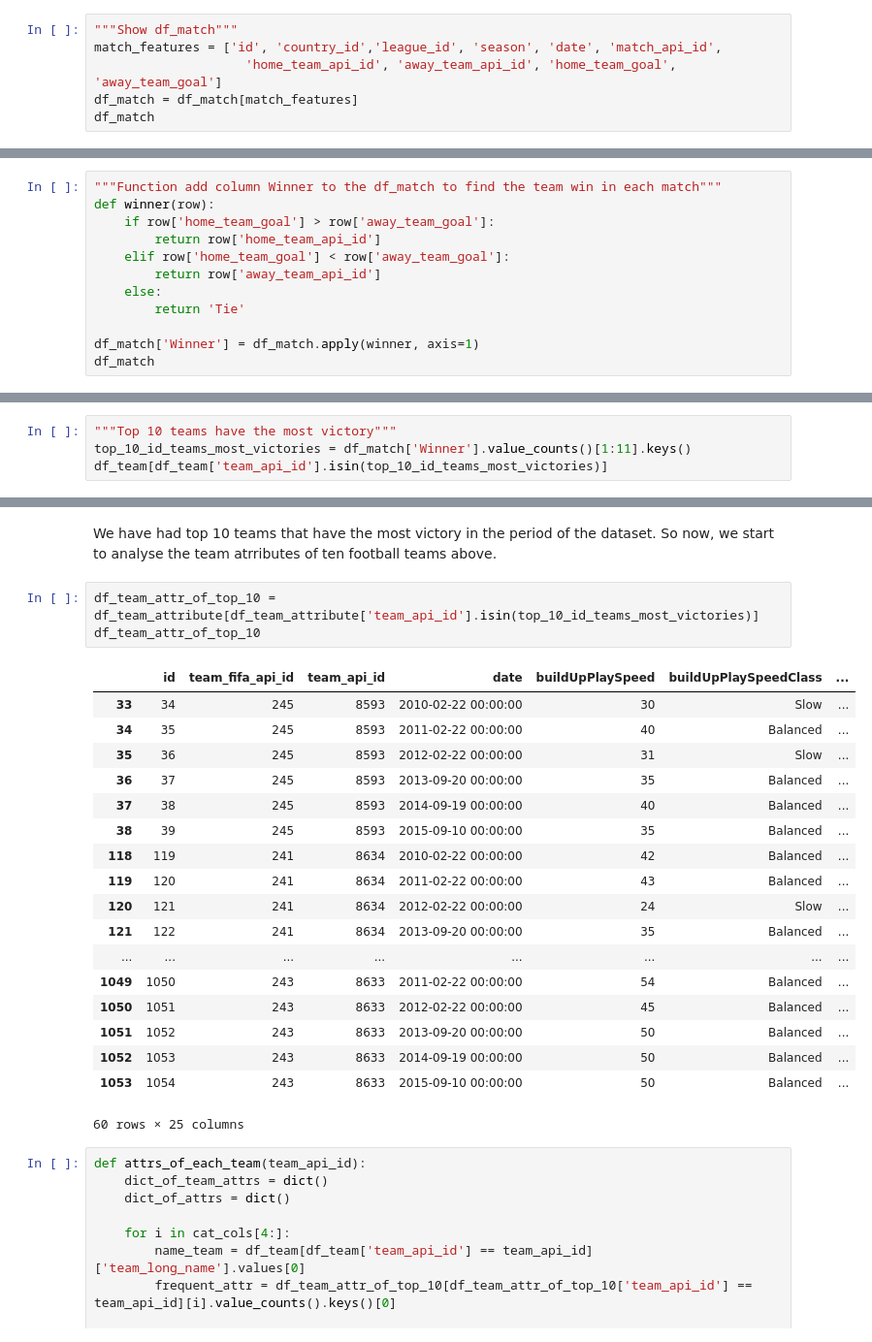
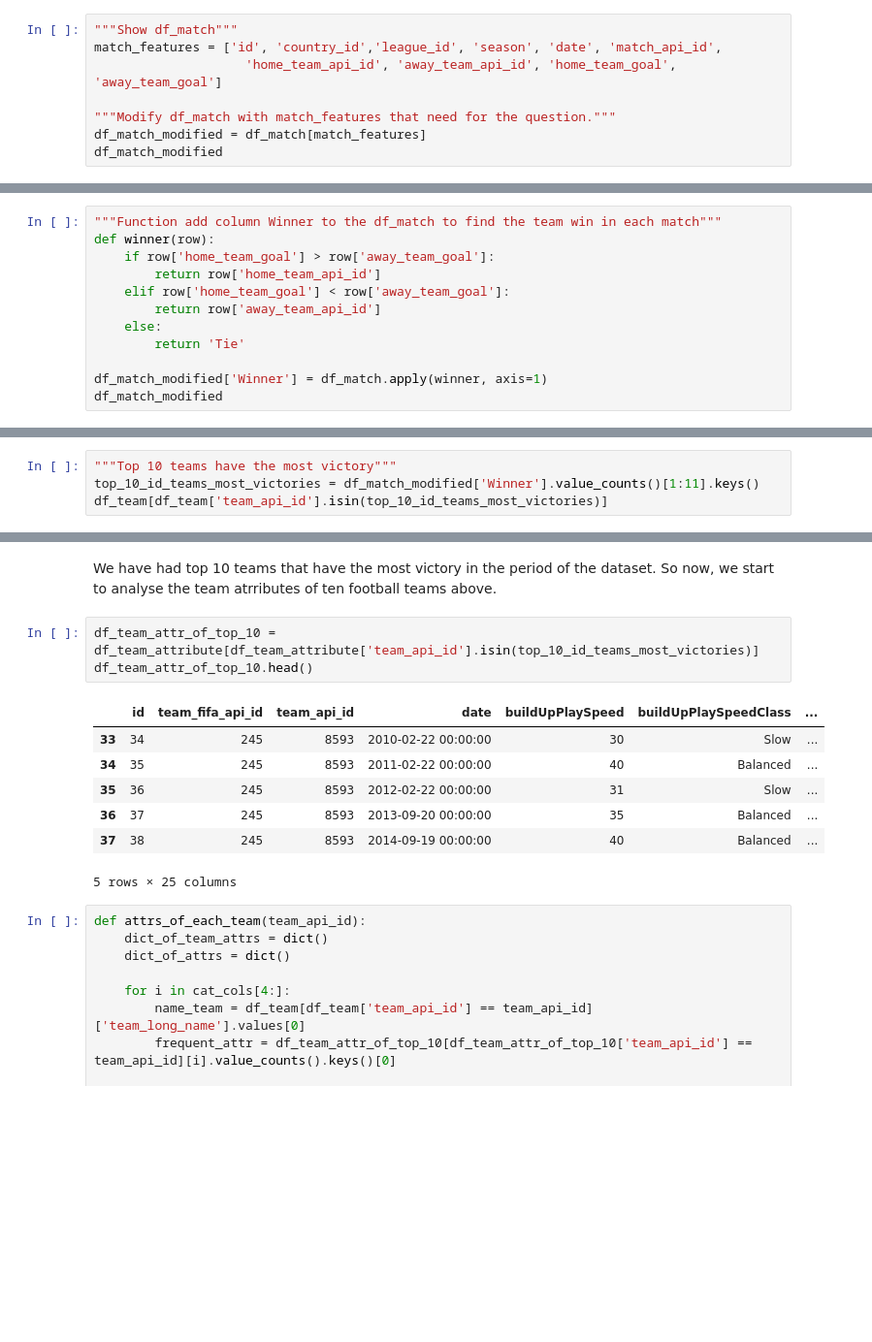
Before and after one commit to hieuhuynhcao/DSProgramming_Final, a Jupyter notebook: analyze.ipynb, the cells around one changed output, grey strips where cells are left out. Shown: that part at 97% size. Drawn from its saved outputs; the diff is of its cells as text; blank space fills up the shorter version.

Commit message:
update table of content and fix bugs

```diff
--- a/analyze.ipynb
+++ b/analyze.ipynb
@@ -821,8 +812,10 @@ Therefore, now, we find top 10 football teams that have the top win match and an
 """Show df_match"""
 match_features = ['id', 'country_id','league_id', 'season', 'date', 'match_api_id',
                     'home_team_api_id', 'away_team_api_id', 'home_team_goal', 'away_team_goal']
-df_match = df_match[match_features]
-df_match
+
+"""Modify df_match with match_features that need for the question."""
+df_match_modified = df_match[match_features]
+df_match_modified
 # %% [output]
 |  | id | country_id | league_id | season | date | match_api_id | home_team_api_id | away_team_api_id | ... |
 | 0 | 1 | 1 | 1 | 2008/2009 | 2008-08-17 00:00:00 | 492473 | 9987 | 9993 | ... |
@@ -847,6 +840,6 @@ def winner(row):
     else:
         return 'Tie'
 
-df_match['Winner'] = df_match.apply(winner, axis=1)
-df_match
+df_match_modified['Winner'] = df_match.apply(winner, axis=1)
+df_match_modified
 # %% [output]
@@ -866,6 +864,6 @@ df_match
 # %%
 """Top 10 teams have the most victory"""
-top_10_id_teams_most_victories = df_match['Winner'].value_counts()[1:11].keys()
+top_10_id_teams_most_victories = df_match_modified['Winner'].value_counts()[1:11].keys()
 df_team[df_team['team_api_id'].isin(top_10_id_teams_most_victories)]
 # %% [output]
 |  | id | team_api_id | team_fifa_api_id | team_long_name | team_short_name |
@@ -884,26 +882,15 @@ We have had top 10 teams that have the most victory in the period of the dataset
 So now, we start to analyse the team atrributes of ten football teams above.
 # %%
 df_team_attr_of_top_10 = df_team_attribute[df_team_attribute['team_api_id'].isin(top_10_id_teams_most_victories)]
-df_team_attr_of_top_10
+df_team_attr_of_top_10.head()
 # %% [output]
 |  | id | team_fifa_api_id | team_api_id | date | buildUpPlaySpeed | buildUpPlaySpeedClass | ... |
 | 33 | 34 | 245 | 8593 | 2010-02-22 00:00:00 | 30 | Slow | ... |
 | 34 | 35 | 245 | 8593 | 2011-02-22 00:00:00 | 40 | Balanced | ... |
 | 35 | 36 | 245 | 8593 | 2012-02-22 00:00:00 | 31 | Slow | ... |
 | 36 | 37 | 245 | 8593 | 2013-09-20 00:00:00 | 35 | Balanced | ... |
 | 37 | 38 | 245 | 8593 | 2014-09-19 00:00:00 | 40 | Balanced | ... |
-| 38 | 39 | 245 | 8593 | 2015-09-10 00:00:00 | 35 | Balanced | ... |
-| 118 | 119 | 241 | 8634 | 2010-02-22 00:00:00 | 42 | Balanced | ... |
-| 119 | 120 | 241 | 8634 | 2011-02-22 00:00:00 | 43 | Balanced | ... |
-| 120 | 121 | 241 | 8634 | 2012-02-22 00:00:00 | 24 | Slow | ... |
-| 121 | 122 | 241 | 8634 | 2013-09-20 00:00:00 | 35 | Balanced | ... |
-| ... | ... | ... | ... | ... | ... | ... | ... |
-| 1049 | 1050 | 243 | 8633 | 2011-02-22 00:00:00 | 54 | Balanced | ... |
-| 1050 | 1051 | 243 | 8633 | 2012-02-22 00:00:00 | 45 | Balanced | ... |
-| 1051 | 1052 | 243 | 8633 | 2013-09-20 00:00:00 | 50 | Balanced | ... |
-| 1052 | 1053 | 243 | 8633 | 2014-09-19 00:00:00 | 50 | Balanced | ... |
-| 1053 | 1054 | 243 | 8633 | 2015-09-10 00:00:00 | 50 | Balanced | ... |
-60 rows × 25 columns
+5 rows × 25 columns
 # %%
 def attrs_of_each_team(team_api_id):
     dict_of_team_attrs = dict()
```
Also changed, not shown: parts of 21 cells of this notebook.
